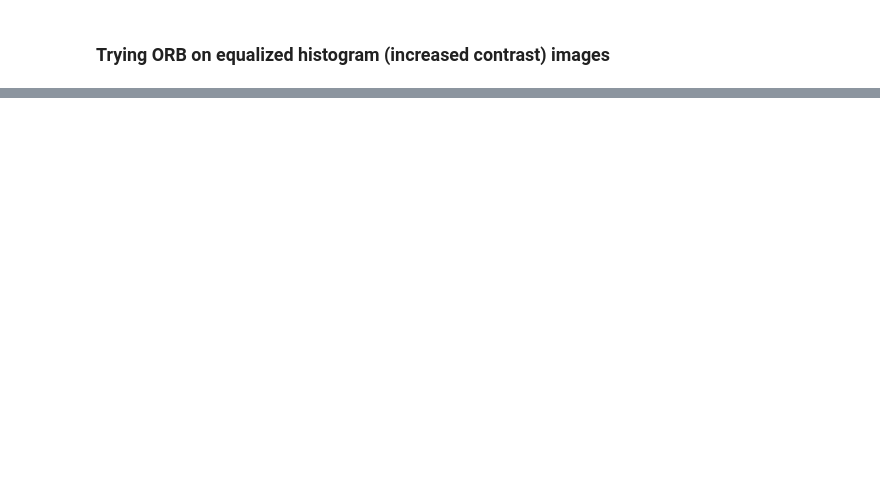
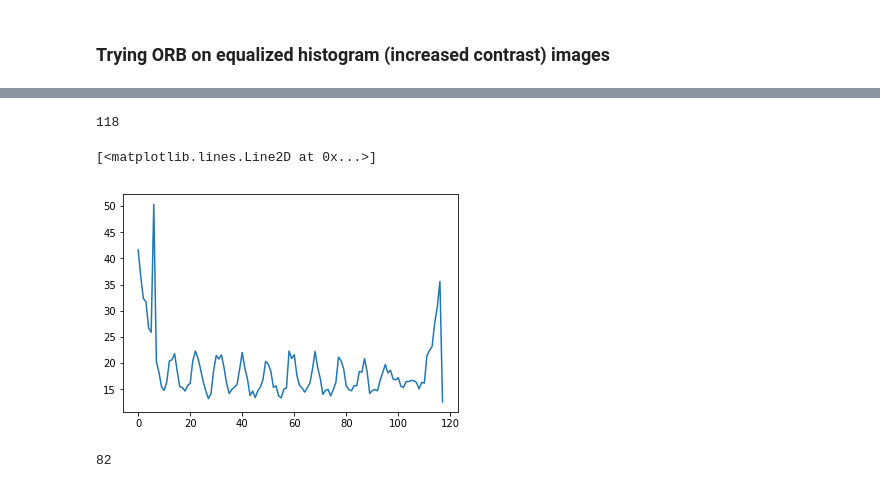
Before and after one commit to jrodguez/musical-robot, a Jupyter notebook: examples/ORB.ipynb, the cells around one changed output, grey strips where cells are left out. Drawn from its saved outputs; the diff is of its cells as text; code cells hidden in the pictures; blank space fills up the shorter version.

```diff
--- a/examples/ORB.ipynb
+++ b/examples/ORB.ipynb
@@ -156,12 +132,0 @@ tiff.release()
-# %%
-cap= cv2.VideoCapture('../doc/ChCl_CA_DES_96_5_17_19.tiff')
-i=0
-while(cap.isOpened()):
-    ret, frame = cap.read()
-    if ret == False:
-        break
-    cv2.imwrite('frame'+str(i)+'.jpg',frame)
-    i+=1
-
-cap.release()
-cv2.destroyAllWindows()
@@ -167,0 +156,16 @@ cv2.destroyAllWindows()
+# %%
+rows = sharp_img2.shape[0]
+columns = sharp_img2.shape[1]
+# %%
+column_sum = []
+for i in range(0,columns):
+    column_sum.append(sum(sharp_img2[:,i]))
+# %%
+len(column_sum)
+# %% [output]
+118
+# %%
+plt.plot(np.arange(118),column_sum)
+# %% [output]
+[<matplotlib.lines.Line2D at 0x...>]
+[figure, added]
@@ -167,0 +176,4 @@ cv2.destroyAllWindows()
+# %%
+len(row_sum)
+# %% [output]
+82
```
Also changed, not shown: parts of 30 cells of this notebook.
